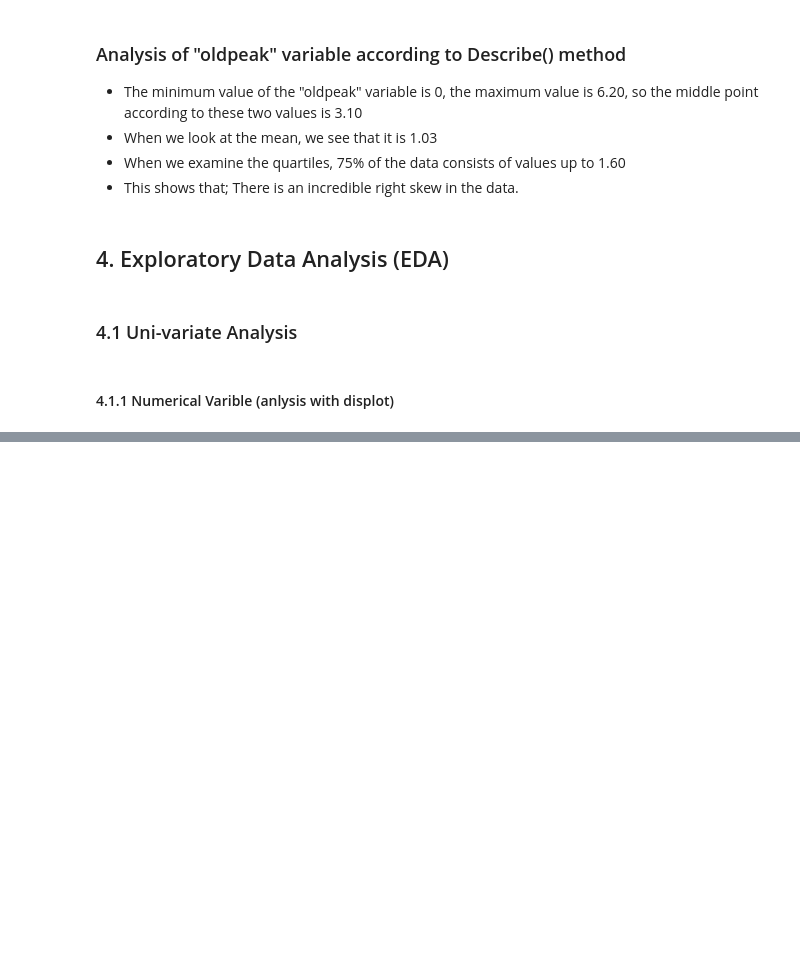
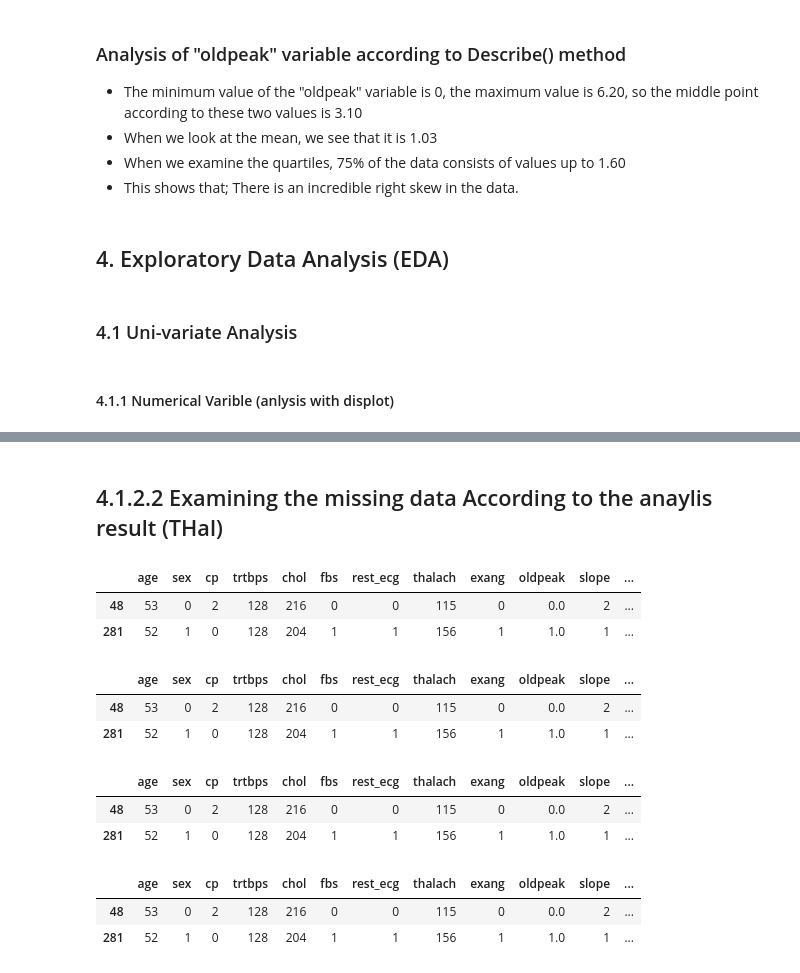
Before and after one commit to quangminh206lnh-collab/Practice_heart_prediction_attack-, a Jupyter notebook: heart_attack_prediction.ipynb, the cells around one changed output, grey strips where cells are left out. Saved outputs shown, nothing was run; the diff lists cells and outputs as text; code cells hidden in the pictures; blank space fills up the shorter version.

```diff
--- a/heart_attack_prediction.ipynb
+++ b/heart_attack_prediction.ipynb
@@ -389,0 +471,8 @@ plt.show()
+# %% [markdown]
+## 4.1.2.2 Examining the missing data According to the anaylis result (THal)
+# %%
+df[df["thal"] == 0]
+# %% [output]
+|  | age | sex | cp | trtbps | chol | fbs | rest_ecg | thalach | exang | oldpeak | slope | ... |
+| 48 | 53 | 0 | 2 | 128 | 216 | 0 | 0 | 115 | 0 | 0.0 | 2 | ... |
+| 281 | 52 | 1 | 0 | 128 | 204 | 1 | 1 | 156 | 1 | 1.0 | 1 | ... |
@@ -389,0 +481,6 @@ plt.show()
+# %%
+df.loc[[48,281], :]
+# %% [output]
+|  | age | sex | cp | trtbps | chol | fbs | rest_ecg | thalach | exang | oldpeak | slope | ... |
+| 48 | 53 | 0 | 2 | 128 | 216 | 0 | 0 | 115 | 0 | 0.0 | 2 | ... |
+| 281 | 52 | 1 | 0 | 128 | 204 | 1 | 1 | 156 | 1 | 1.0 | 1 | ... |
@@ -389,0 +489,6 @@ plt.show()
+# %%
+df.loc[[48,281], :]
+# %% [output]
+|  | age | sex | cp | trtbps | chol | fbs | rest_ecg | thalach | exang | oldpeak | slope | ... |
+| 48 | 53 | 0 | 2 | 128 | 216 | 0 | 0 | 115 | 0 | 0.0 | 2 | ... |
+| 281 | 52 | 1 | 0 | 128 | 204 | 1 | 1 | 156 | 1 | 1.0 | 1 | ... |
@@ -389,0 +497,6 @@ plt.show()
+# %%
+df.loc[[48,281], :]
+# %% [output]
+|  | age | sex | cp | trtbps | chol | fbs | rest_ecg | thalach | exang | oldpeak | slope | ... |
+| 48 | 53 | 0 | 2 | 128 | 216 | 0 | 0 | 115 | 0 | 0.0 | 2 | ... |
+| 281 | 52 | 1 | 0 | 128 | 204 | 1 | 1 | 156 | 1 | 1.0 | 1 | ... |
```
Also changed, not shown: parts of 10 cells of this notebook.
